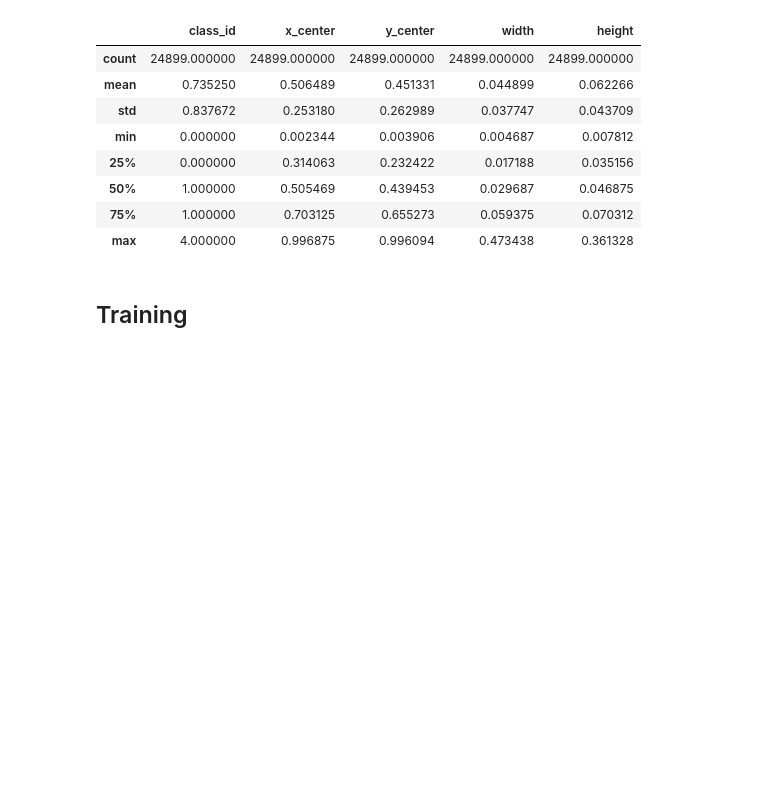
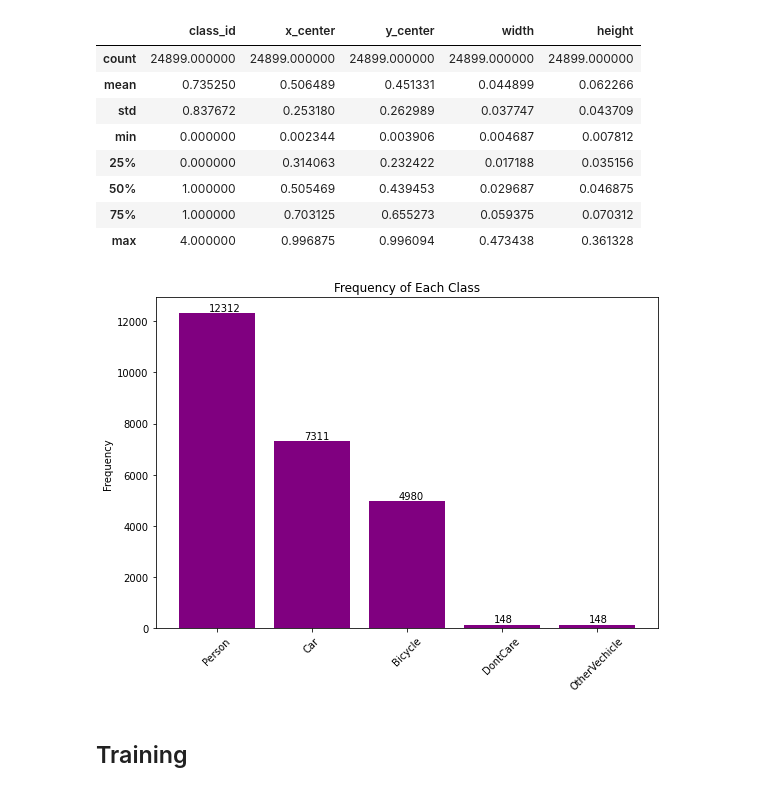
Before and after one commit to zuzg/thermal-segmentation, a Jupyter notebook: notebooks/segmentation.ipynb, the cells around one changed output. Saved outputs shown, nothing was run; the diff lists cells and outputs as text; code cells hidden in the pictures; blank space fills up the shorter version.

Commit message:
Add class frequencies

```diff
--- a/notebooks/segmentation.ipynb
+++ b/notebooks/segmentation.ipynb
@@ -48,6 +48,10 @@ df.describe()
 | 50% | 1.000000 | 0.505469 | 0.439453 | 0.029687 | 0.046875 |
 | 75% | 1.000000 | 0.703125 | 0.655273 | 0.059375 | 0.070312 |
 | max | 4.000000 | 0.996875 | 0.996094 | 0.473438 | 0.361328 |
+# %%
+plot_class_frequencies(df)
+# %% [output]
+[figure, added]
 # %% [markdown]
 ## Training
 # %%
```
Also changed, not shown: parts of 3 cells of this notebook, 1 other file.
